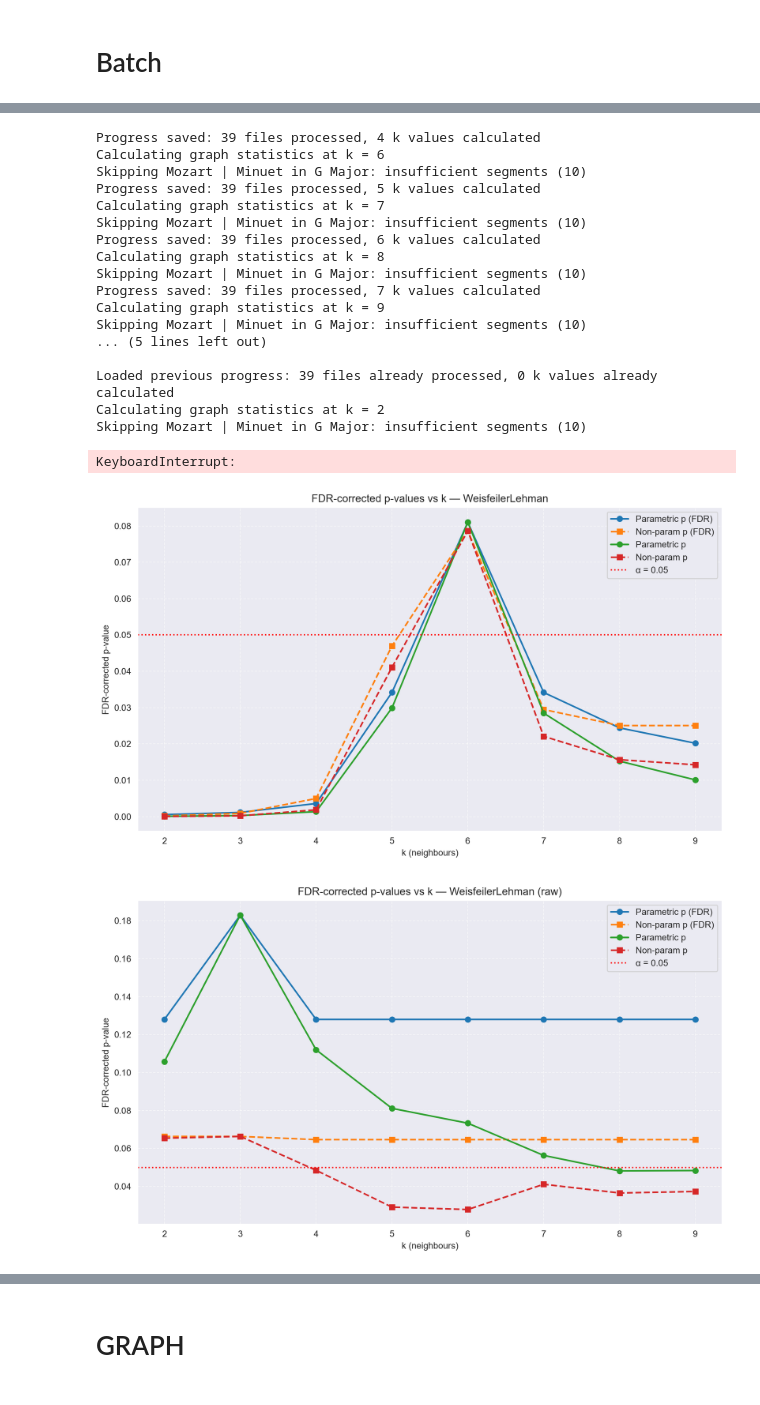
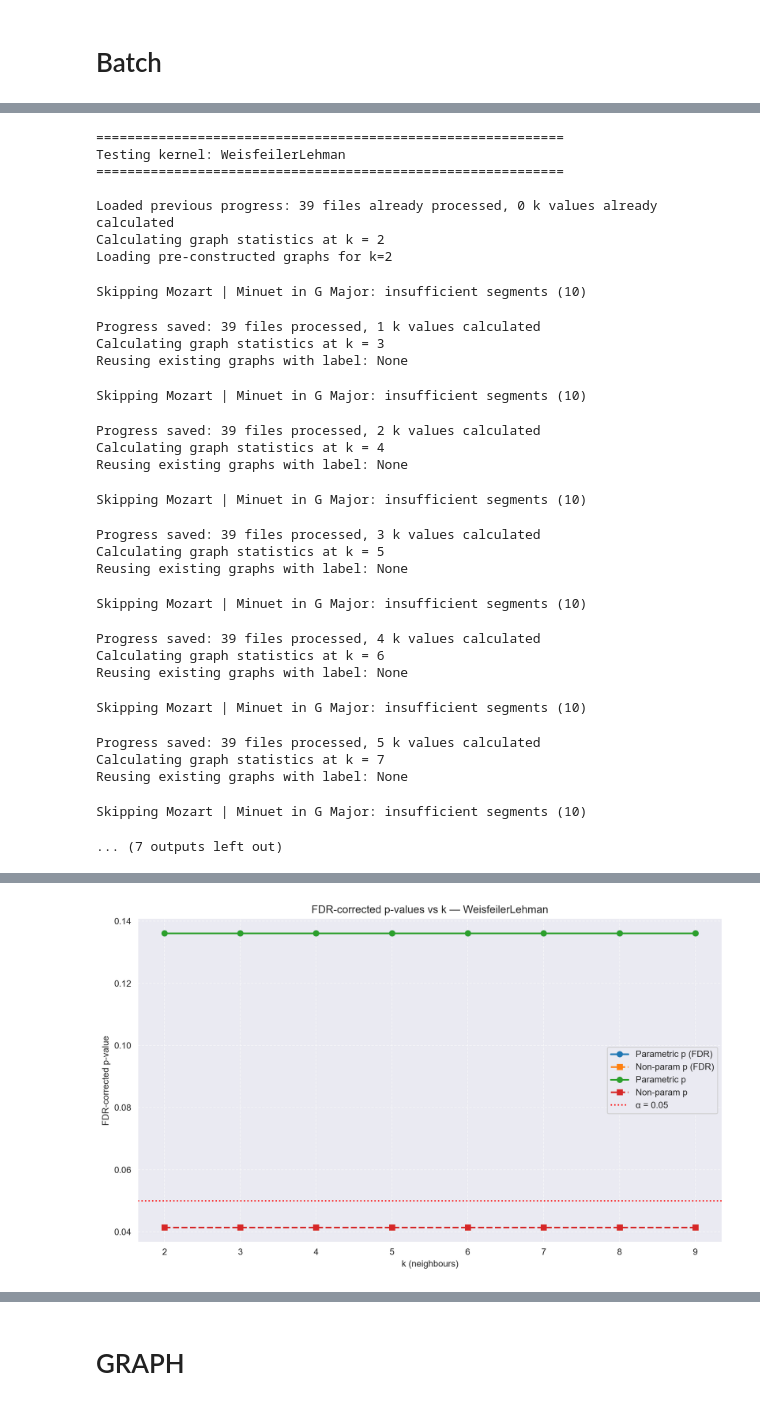
Before and after one commit to 5i5ousPlay/thesisv3, a Jupyter notebook: notebook.ipynb, the cells around one changed output, grey strips where cells are left out. Cells and saved outputs as stored; diff of their text form; code cells hidden in the pictures.

```diff
--- a/notebook.ipynb
+++ b/notebook.ipynb
@@ -53,5 +72,37 @@ from thesisv3.validation.tuners import compare_kernels
+# %%
+results2 = compare_kernels(batcher_dir="./Output/batcher_output_2", output_dir="./Output/tuner_output_22", min_k=2, max_k=10)
+# %% [output]
+============================================================
+Testing kernel: WeisfeilerLehman
+============================================================
+
+Loaded previous progress: 39 files already processed, 0 k values already calculated
+Calculating graph statistics at k = 2
+Loading pre-constructed graphs for k=2
+Skipping Mozart | Minuet in G Major: insufficient segments (10)
+Progress saved: 39 files processed, 1 k values calculated
+Calculating graph statistics at k = 3
+Reusing existing graphs with label: None
+Skipping Mozart | Minuet in G Major: insufficient segments (10)
+Progress saved: 39 files processed, 2 k values calculated
+Calculating graph statistics at k = 4
+Reusing existing graphs with label: None
+Skipping Mozart | Minuet in G Major: insufficient segments (10)
+Progress saved: 39 files processed, 3 k values calculated
+Calculating graph statistics at k = 5
+Reusing existing graphs with label: None
+Skipping Mozart | Minuet in G Major: insufficient segments (10)
+Progress saved: 39 files processed, 4 k values calculated
+Calculating graph statistics at k = 6
+Reusing existing graphs with label: None
+Skipping Mozart | Minuet in G Major: insufficient segments (10)
+Progress saved: 39 files processed, 5 k values calculated
+Calculating graph statistics at k = 7
+Reusing existing graphs with label: None
+Skipping Mozart | Minuet in G Major: insufficient segments (10)
+... (7 outputs left out)
 # %%
-results = compare_kernels(batcher_dir="./Output/batcher_output_2", output_dir="./Output/tuner_output_2", min_k=2, max_k=10)
+results = compare_kernels(batcher_dir="./Output/expectancy_v1", output_dir="./Output/tuner_output_2", min_k=2, max_k=10, label='expectancy')
 # %% [output]
 ============================================================
 Testing kernel: WeisfeilerLehman
@@ -90,20 +125 @@ Skipping Mozart | Minuet in G Major: insufficient segments (10)
-Progress saved: 39 files processed, 4 k values calculated
-Calculating graph statistics at k = 6
-Skipping Mozart | Minuet in G Major: insufficient segments (10)
-Progress saved: 39 files processed, 5 k values calculated
-Calculating graph statistics at k = 7
-Skipping Mozart | Minuet in G Major: insufficient segments (10)
-Progress saved: 39 files processed, 6 k values calculated
-Calculating graph statistics at k = 8
-Skipping Mozart | Minuet in G Major: insufficient segments (10)
-Progress saved: 39 files processed, 7 k values calculated
-Calculating graph statistics at k = 9
-Skipping Mozart | Minuet in G Major: insufficient segments (10)
-... (5 lines left out)
-
-Loaded previous progress: 39 files already processed, 0 k values already calculated
-Calculating graph statistics at k = 2
-Skipping Mozart | Minuet in G Major: insufficient segments (10)
-KeyboardInterrupt:
-[figure, old version]
+[figure, new version]
-[figure, removed]
```
Also changed, not shown: parts of 11 cells of this notebook, 4 other files.
